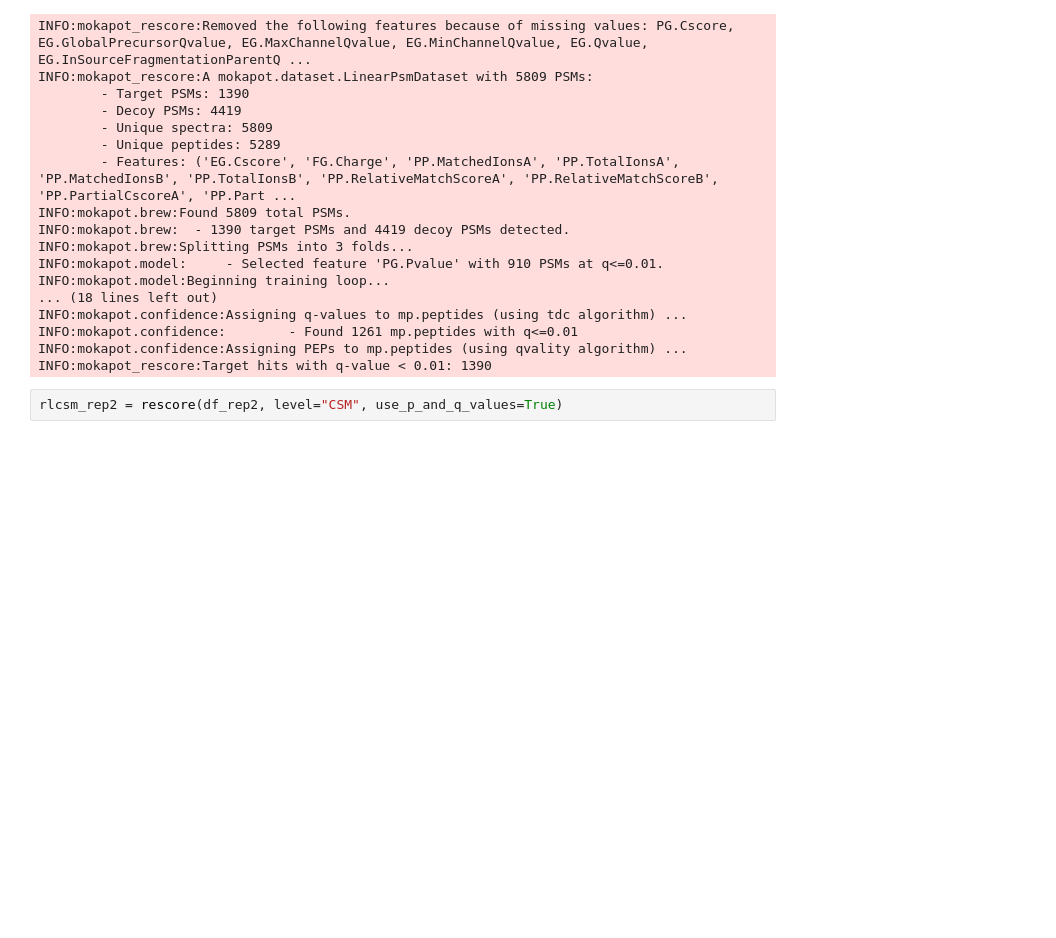
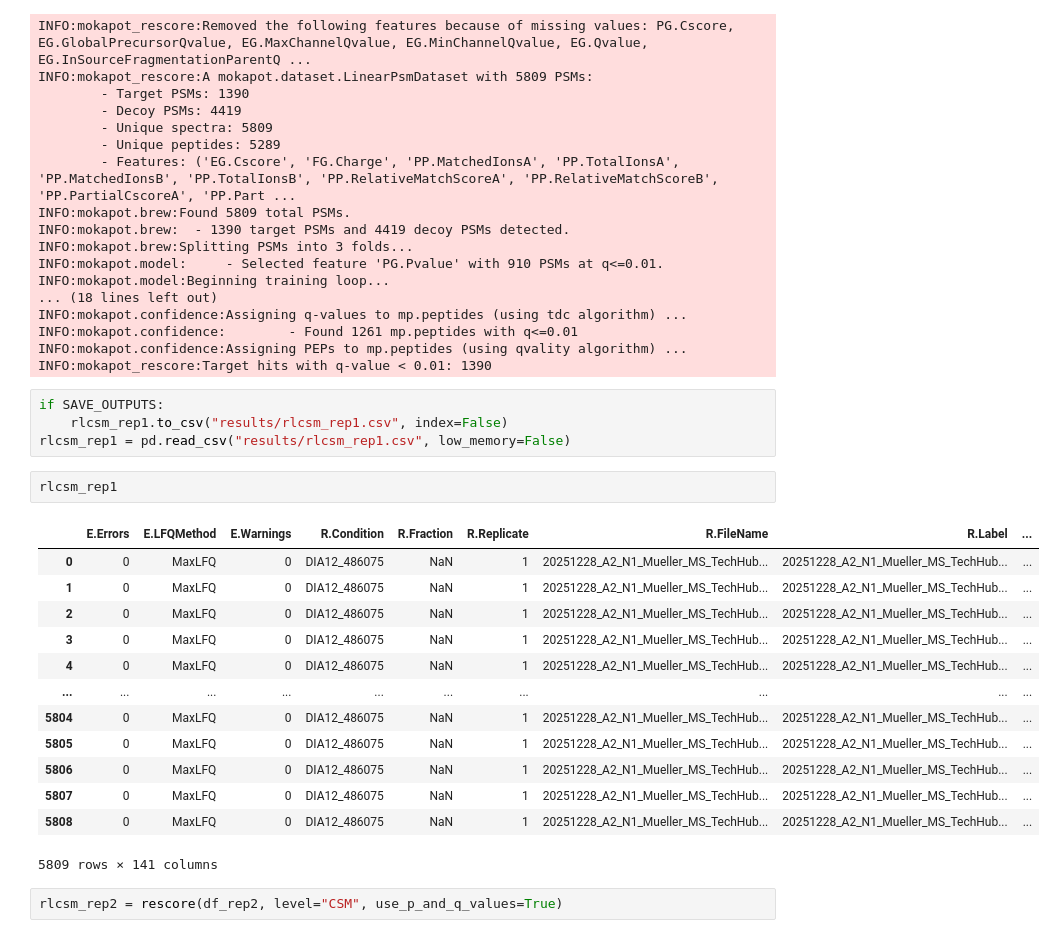
Before and after one commit to hgb-bin-proteomics/MSAnnika_Spectral_Library_exporter_rescoring, a Jupyter notebook: entrapment/entrapment_per_replicate.ipynb, the cells around one changed output. Saved outputs shown, nothing was run; the diff lists cells and outputs as text; blank space fills up the shorter version.

```diff
--- a/entrapment/entrapment_per_replicate.ipynb
+++ b/entrapment/entrapment_per_replicate.ipynb
@@ -183,6 +201,26 @@ INFO:mokapot.confidence:Assigning q-values to mp.peptides (using tdc algorithm)
 INFO:mokapot.confidence:        - Found 1261 mp.peptides with q<=0.01
 INFO:mokapot.confidence:Assigning PEPs to mp.peptides (using qvality algorithm) ...
 INFO:mokapot_rescore:Target hits with q-value < 0.01: 1390
+# %%
+if SAVE_OUTPUTS:
+    rlcsm_rep1.to_csv("results/rlcsm_rep1.csv", index=False)
+rlcsm_rep1 = pd.read_csv("results/rlcsm_rep1.csv", low_memory=False)
+# %%
+rlcsm_rep1
+# %% [output]
+|  | E.Errors | E.LFQMethod | E.Warnings | R.Condition | R.Fraction | R.Replicate | R.FileName | R.Label | ... |
+| 0 | 0 | MaxLFQ | 0 | DIA12_486075 | NaN | 1 | 20251228_A2_N1_Mueller_MS_TechHub... | 20251228_A2_N1_Mueller_MS_TechHub... | ... |
+| 1 | 0 | MaxLFQ | 0 | DIA12_486075 | NaN | 1 | 20251228_A2_N1_Mueller_MS_TechHub... | 20251228_A2_N1_Mueller_MS_TechHub... | ... |
+| 2 | 0 | MaxLFQ | 0 | DIA12_486075 | NaN | 1 | 20251228_A2_N1_Mueller_MS_TechHub... | 20251228_A2_N1_Mueller_MS_TechHub... | ... |
+| 3 | 0 | MaxLFQ | 0 | DIA12_486075 | NaN | 1 | 20251228_A2_N1_Mueller_MS_TechHub... | 20251228_A2_N1_Mueller_MS_TechHub... | ... |
+| 4 | 0 | MaxLFQ | 0 | DIA12_486075 | NaN | 1 | 20251228_A2_N1_Mueller_MS_TechHub... | 20251228_A2_N1_Mueller_MS_TechHub... | ... |
+| ... | ... | ... | ... | ... | ... | ... | ... | ... | ... |
+| 5804 | 0 | MaxLFQ | 0 | DIA12_486075 | NaN | 1 | 20251228_A2_N1_Mueller_MS_TechHub... | 20251228_A2_N1_Mueller_MS_TechHub... | ... |
+| 5805 | 0 | MaxLFQ | 0 | DIA12_486075 | NaN | 1 | 20251228_A2_N1_Mueller_MS_TechHub... | 20251228_A2_N1_Mueller_MS_TechHub... | ... |
+| 5806 | 0 | MaxLFQ | 0 | DIA12_486075 | NaN | 1 | 20251228_A2_N1_Mueller_MS_TechHub... | 20251228_A2_N1_Mueller_MS_TechHub... | ... |
+| 5807 | 0 | MaxLFQ | 0 | DIA12_486075 | NaN | 1 | 20251228_A2_N1_Mueller_MS_TechHub... | 20251228_A2_N1_Mueller_MS_TechHub... | ... |
+| 5808 | 0 | MaxLFQ | 0 | DIA12_486075 | NaN | 1 | 20251228_A2_N1_Mueller_MS_TechHub... | 20251228_A2_N1_Mueller_MS_TechHub... | ... |
+5809 rows × 141 columns
 # %%
 rlcsm_rep2 = rescore(df_rep2, level="CSM", use_p_and_q_values=True)
 # %% [output]
```
Also changed, not shown: parts of 43 cells of this notebook.
